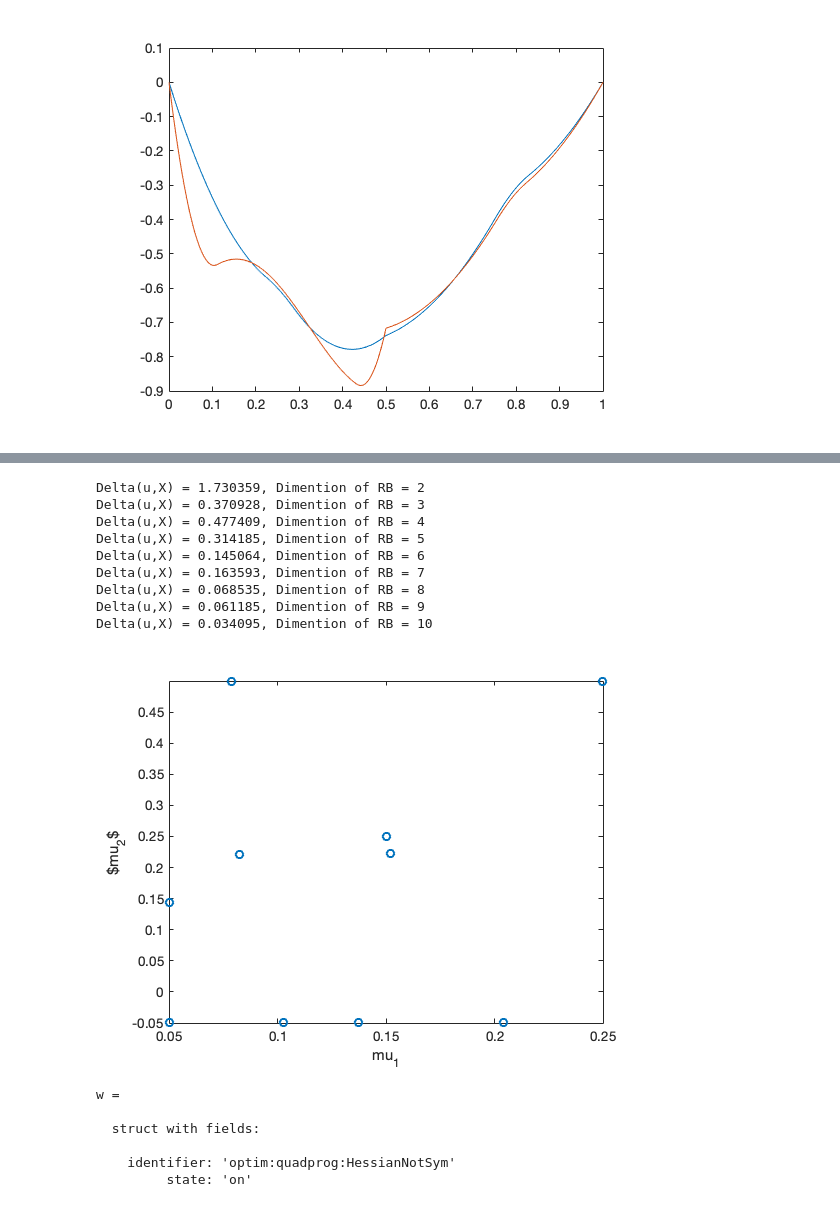
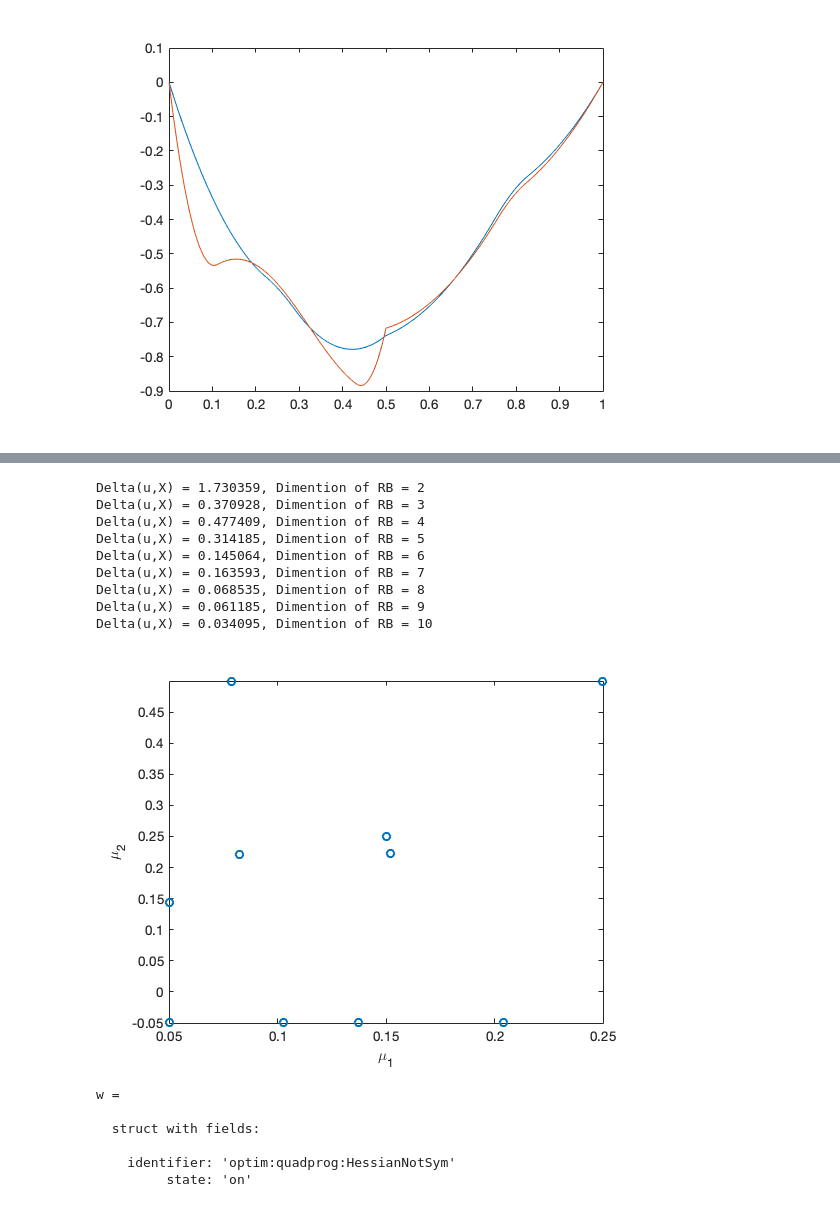
Before and after one commit to EvergreenTree/siam2012reduced, a Jupyter notebook: code/test.ipynb, the cells around one changed output, grey strips where cells are left out. Drawn from its saved outputs; the diff is of its cells as text; code cells hidden in the pictures.

```diff
--- a/code/test.ipynb
+++ b/code/test.ipynb
@@ -80,36 +80,36 @@ mm = [.05,-.05];
 MM = [.25,.5];
 
 mu = [.15,.25];
 [U,Lambda] = active_set(mu,false);
 EPS = .001;
 opts1 = optimset('display','off');
 for i = 2:max_iter
     [mu_max,fval] = fmincon(@(mu)-delta_true(mu,U,Lambda),mu(end,:),[],[],[],[],mm,MM,[],opts1);
     fprintf("Delta(u,X) = %f, Dimention of RB = %d\n", -fval,i);
     mu = [mu;mu_max];
     [U_max,Lambda_max] = qp_constraint_poisson(mu_max,false);
     U = [U U_max];
     Lambda = [Lambda Lambda_max];
     if abs(fval) < EPS
         break;
     end
 end
 plot(mu(:,1),mu(:,2),'o')
-xlabel("mu_1")
-ylabel("$mu_2$")
+xlabel("\mu_1")
+ylabel("\mu_2")
 xlim([.05,.25])
 ylim([-.05,.5])
 # %% [output]
 Delta(u,X) = 1.730359, Dimention of RB = 2
 Delta(u,X) = 0.370928, Dimention of RB = 3
 Delta(u,X) = 0.477409, Dimention of RB = 4
 Delta(u,X) = 0.314185, Dimention of RB = 5
 Delta(u,X) = 0.145064, Dimention of RB = 6
 Delta(u,X) = 0.163593, Dimention of RB = 7
 Delta(u,X) = 0.068535, Dimention of RB = 8
 Delta(u,X) = 0.061185, Dimention of RB = 9
 Delta(u,X) = 0.034095, Dimention of RB = 10
-[figure, old version]
+[figure, new version]
 # %%
 w = warning('query','last');
 warning('off',w.identifier)
```
Also changed, not shown: parts of 2 cells of this notebook, 5 other files.
